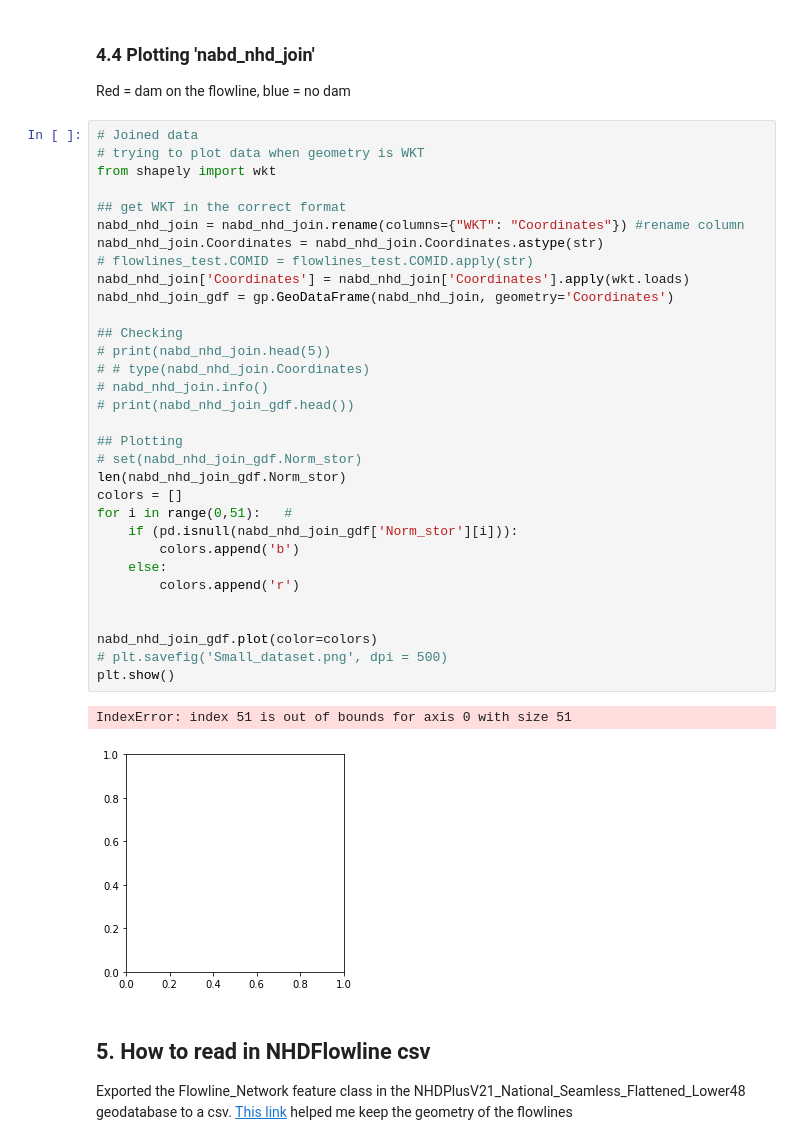
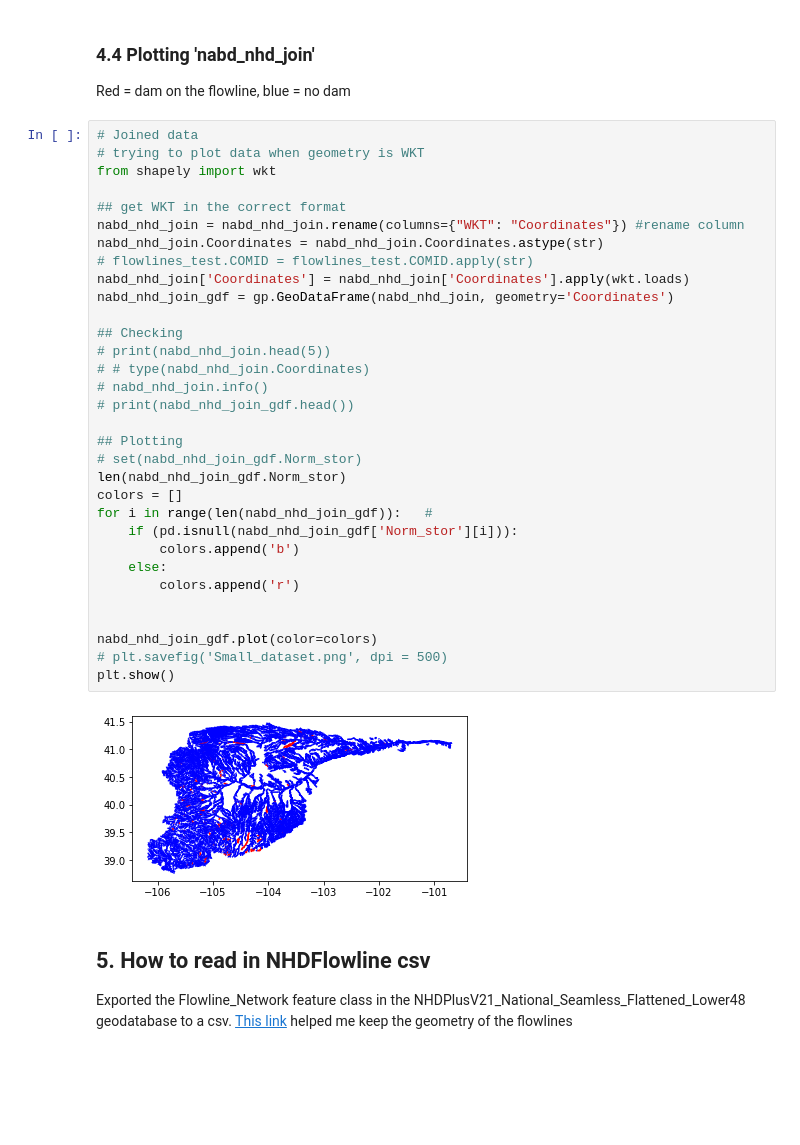
Before and after one commit to rspinti/River_bifurcation, a Jupyter notebook: Workflow_cleaned.ipynb, the cells around one changed output. Cells and saved outputs as stored; diff of their text form; blank space fills up the shorter version.

```diff
--- a/Workflow_cleaned.ipynb
+++ b/Workflow_cleaned.ipynb
@@ -126,36 +126,35 @@ Red =  dam on the flowline, blue = no dam
 # trying to plot data when geometry is WKT
 from shapely import wkt
 
 ## get WKT in the correct format
 nabd_nhd_join = nabd_nhd_join.rename(columns={"WKT": "Coordinates"}) #rename column
 nabd_nhd_join.Coordinates = nabd_nhd_join.Coordinates.astype(str)
 # flowlines_test.COMID = flowlines_test.COMID.apply(str)
 nabd_nhd_join['Coordinates'] = nabd_nhd_join['Coordinates'].apply(wkt.loads)
 nabd_nhd_join_gdf = gp.GeoDataFrame(nabd_nhd_join, geometry='Coordinates')
 
 ## Checking
 # print(nabd_nhd_join.head(5))
 # # type(nabd_nhd_join.Coordinates)
 # nabd_nhd_join.info()
 # print(nabd_nhd_join_gdf.head())
 
 ## Plotting
 # set(nabd_nhd_join_gdf.Norm_stor)
 len(nabd_nhd_join_gdf.Norm_stor)
 colors = []
-for i in range(0,51):   #
+for i in range(len(nabd_nhd_join_gdf)):   #
     if (pd.isnull(nabd_nhd_join_gdf['Norm_stor'][i])):
         colors.append('b')
     else:
         colors.append('r')
 
 
 nabd_nhd_join_gdf.plot(color=colors)
 # plt.savefig('Small_dataset.png', dpi = 500)
 plt.show()
 # %% [output]
-IndexError: index 51 is out of bounds for axis 0 with size 51
-[figure, old version]
+[figure, new version]
 # %% [markdown]
 ## 5. How to read in NHDFlowline csv
 Exported the Flowline_Network feature class in the NHDPlusV21_National_Seamless_Flattened_Lower48 geodatabase to a csv. [This link](https://gis.stackexchange.com/questions/23376/how-to-export-polygons-to-csv-with-coordinates) helped me keep the geometry of the flowlines
```
Also changed, not shown: 2 other files.
